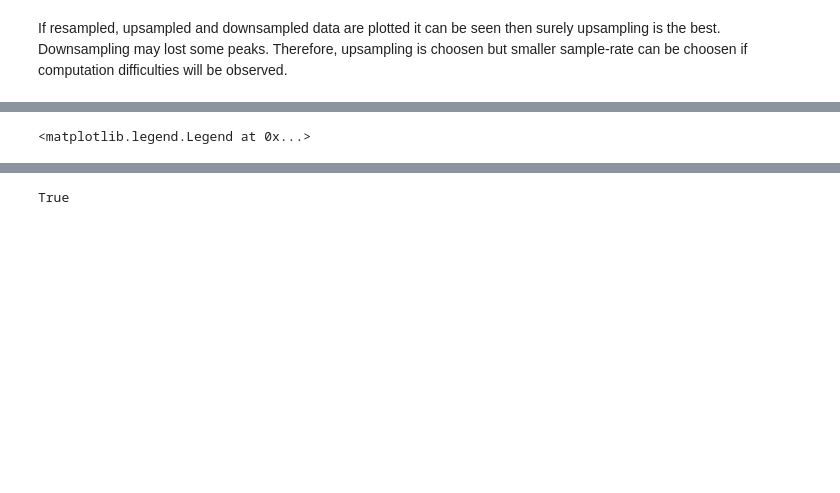
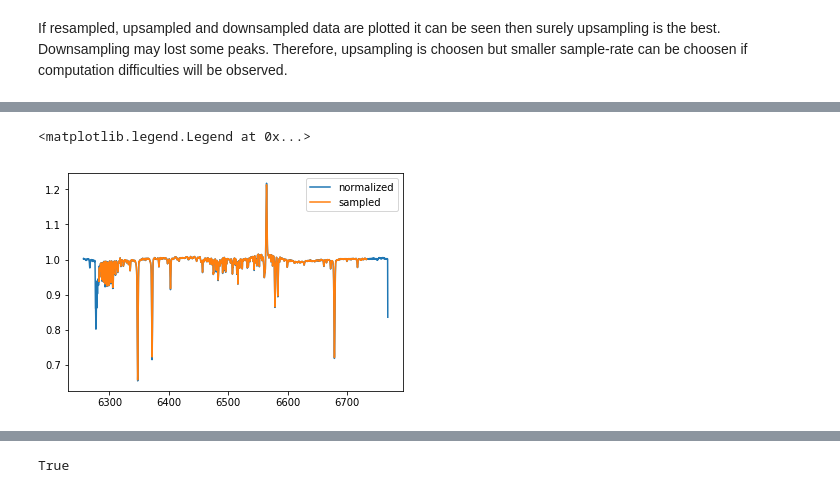
Before and after one commit to podondra/bt-spectraldl, a Jupyter notebook: notebooks/resampling.ipynb, the cells around one changed output, grey strips where cells are left out. Saved outputs shown, nothing was run; the diff lists cells and outputs as text; code cells hidden in the pictures; blank space fills up the shorter version.

```diff
--- a/notebooks/resampling.ipynb
+++ b/notebooks/resampling.ipynb
@@ -95,15 +142,6 @@ computation difficulties will be observed.
 # %%
-def resample_flux(new_wavelens, wavelens, flux):
-    '''Resample spectrum defined by wavelens and flux
-    to new_wavelens.'''
-    return np.interp(new_wavelens, wavelens, flux)
-
 # plot normalized spectrum
-plt.plot(
-    test_spectrum['wavelen'],
-    test_spectrum['norm_flux'],
-    label='normalized'
-)
+plt.plot(test_spectrum['wavelen'], test_spectrum['norm_flux'], label='normalized')
 
 # define new wavelens whe number of wavelens is the same
 # as in original spectrum
@@ -119,31 +157,5 @@ plt.plot(
     ),
     label='sampled'
 )
-
-# plot upsampled spectrum
-upsampled_wavelens = np.linspace(start, end, 2 * n_wavelens)
-plt.plot(
-    upsampled_wavelens,
-    resample_flux(
-        upsampled_wavelens,
-        test_spectrum['wavelen'],
-        test_spectrum['norm_flux']
-    ),
-    label='upsampled'
-)
-
-# plot downsampled spectrum
-downsampled_wavelens = np.linspace(start, end, n_wavelens // 2)
-plt.plot(
-    downsampled_wavelens,
-    resample_flux(
-        downsampled_wavelens,
-        test_spectrum['wavelen'],
-        test_spectrum['norm_flux']
-    ),
-    label='downsampled'
-)
-
-# show legend
 plt.legend()
 # %% [output]
@@ -152 +162,2 @@ plt.legend()
 <matplotlib.legend.Legend at 0x...>
+[figure, added]
```
Also changed, not shown: parts of 15 cells of this notebook, 2 other files.
